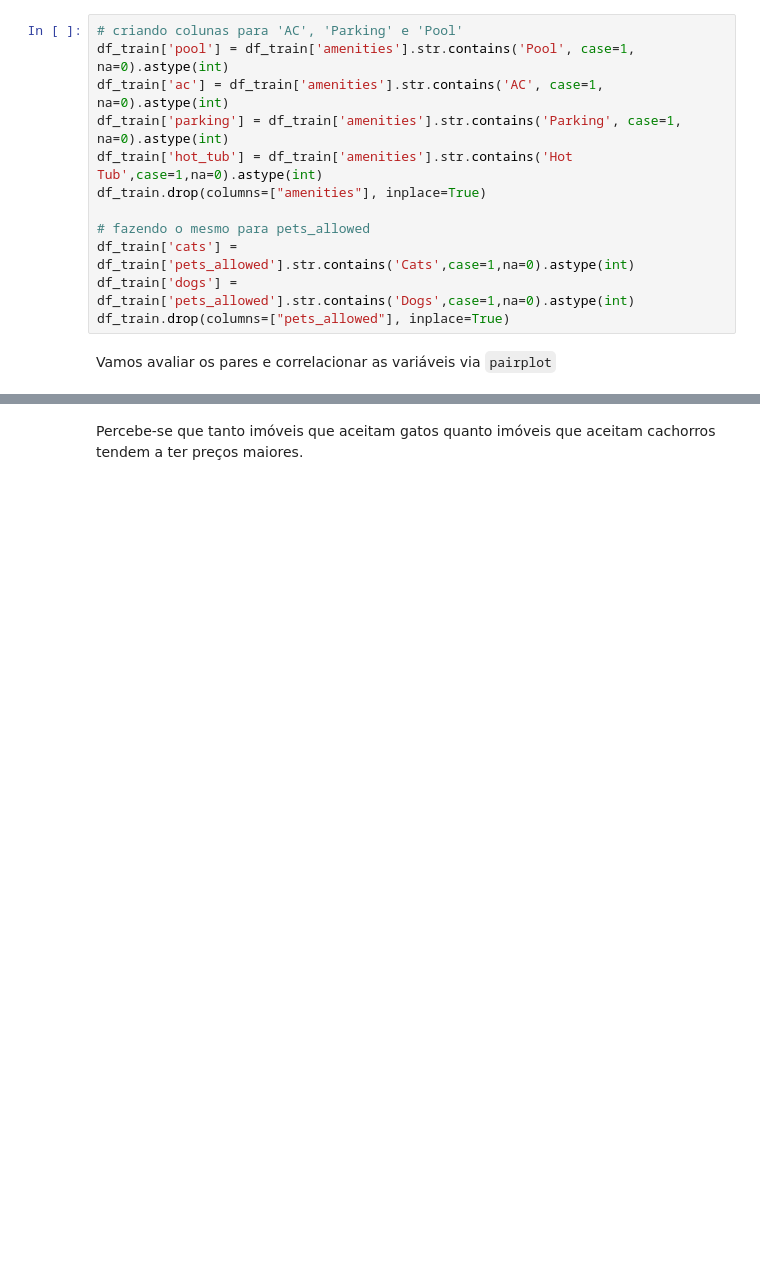
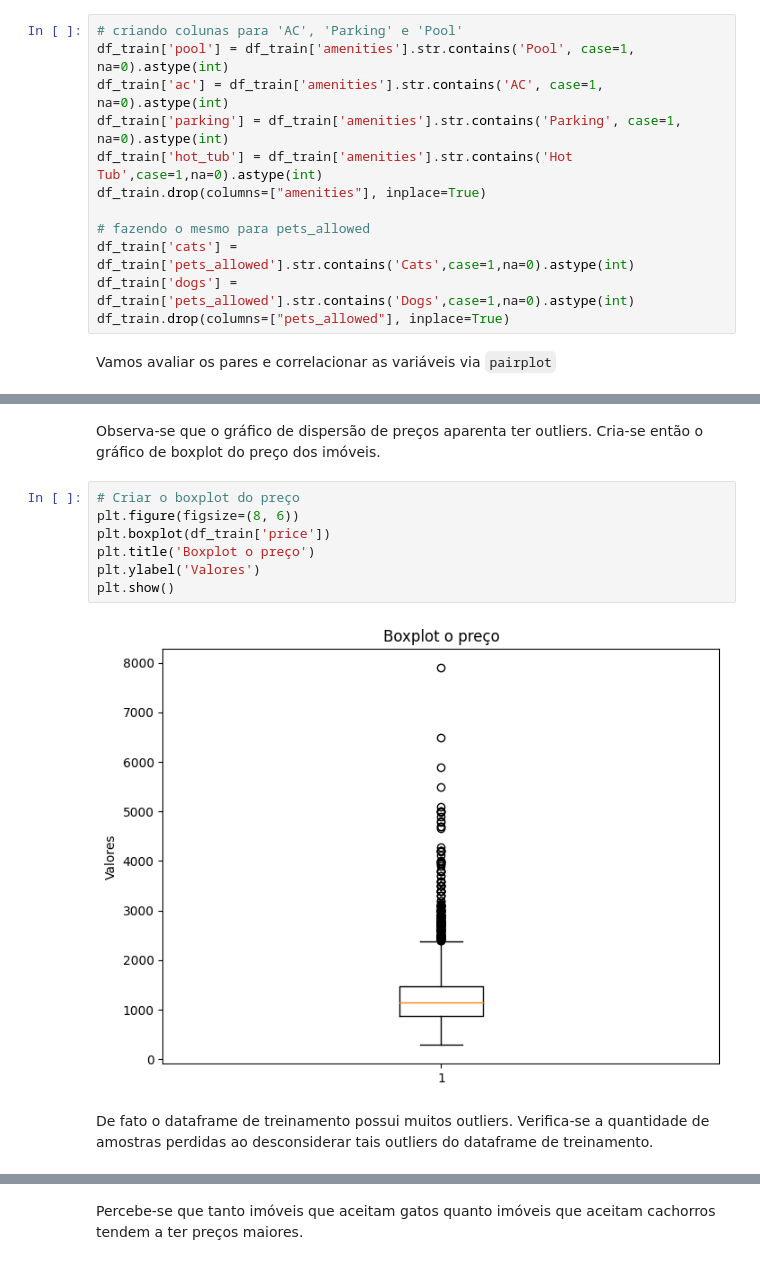
Before and after one commit to joaopcvieira/CMC-13, a Jupyter notebook: Lab Final/main.ipynb, the cells around one changed output, grey strips where cells are left out. Saved outputs shown, nothing was run; the diff lists cells and outputs as text; blank space fills up the shorter version.

```diff
--- a/Lab Final/main.ipynb
+++ b/Lab Final/main.ipynb
@@ -306,0 +308,13 @@ sns.pairplot(df_train[['pool', 'ac', 'parking', 'hot_tub',
+# %% [markdown]
+Observa-se que o gráfico de dispersão de preços aparenta ter outliers. Cria-se então o gráfico de boxplot do preço dos imóveis.
+# %%
+# Criar o boxplot do preço
+plt.figure(figsize=(8, 6))
+plt.boxplot(df_train['price'])
+plt.title('Boxplot o preço')
+plt.ylabel('Valores')
+plt.show()
+# %% [output]
+[figure, added]
+# %% [markdown]
+De fato o dataframe de treinamento possui muitos outliers. Verifica-se a quantidade de amostras perdidas ao desconsiderar tais outliers do dataframe de treinamento.
```
Also changed, not shown: parts of 19 cells of this notebook.
